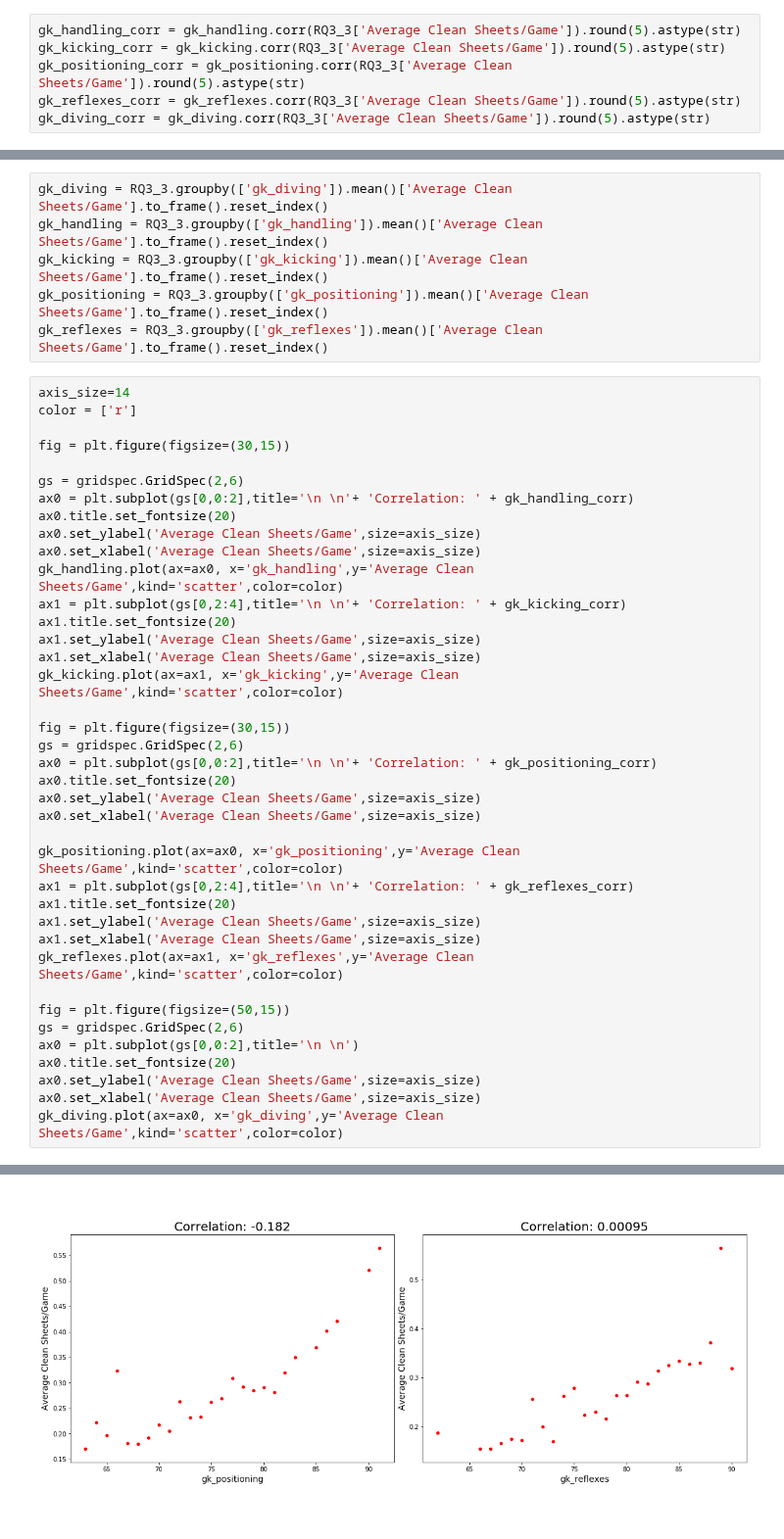
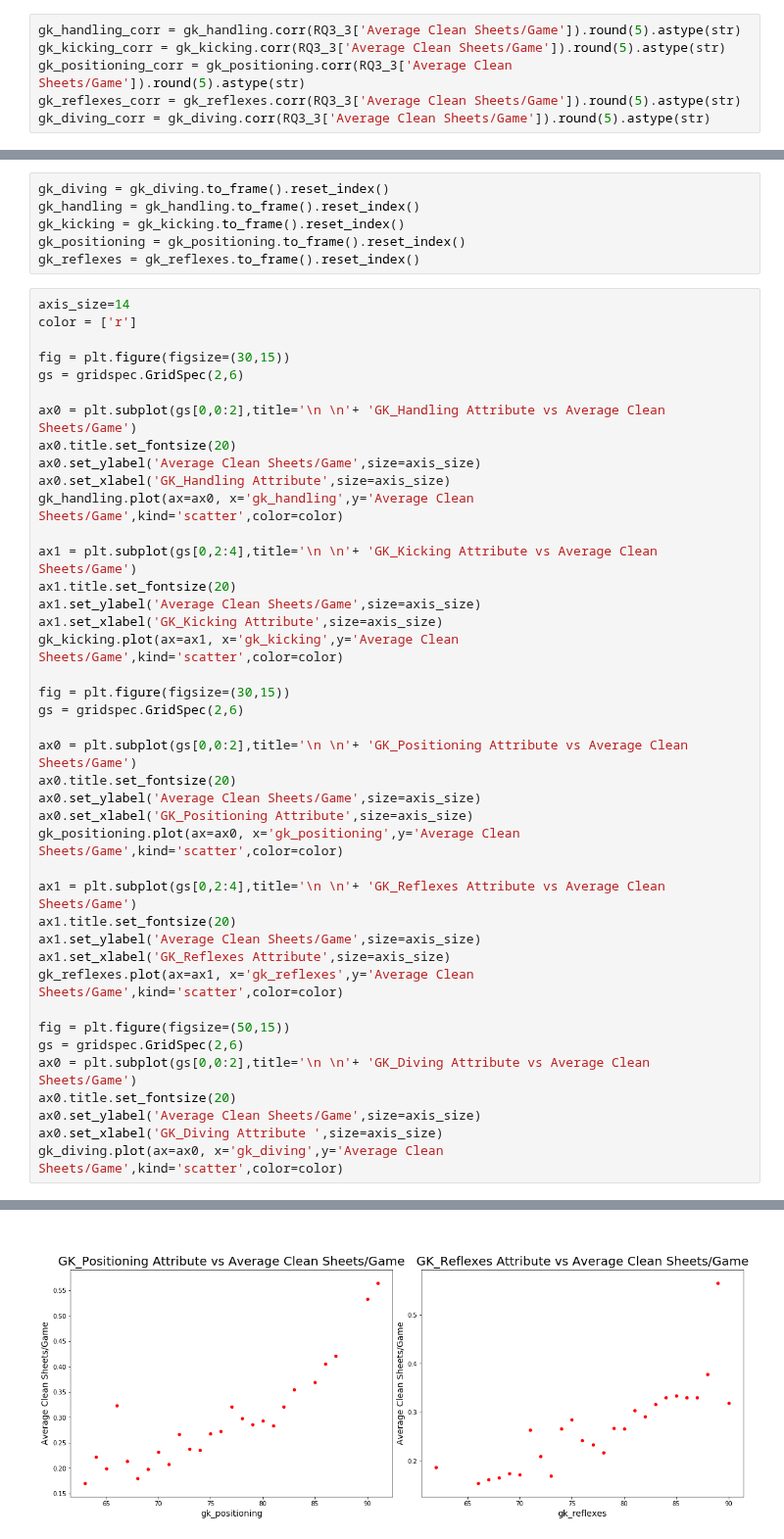
Before and after one commit to markkennedy3/Fifa-vs-Real-Life, a Jupyter notebook: notebooks/analysis/700_RQ3_Analysis.ipynb, the cells around one changed output, grey strips where cells are left out. Shown at 98% size. Drawn from its saved outputs; the diff is of its cells as text.

```diff
--- a/notebooks/analysis/700_RQ3_Analysis.ipynb
+++ b/notebooks/analysis/700_RQ3_Analysis.ipynb
@@ -311,47 +249,49 @@ gk_diving_corr = gk_diving.corr(RQ3_3['Average Clean Sheets/Game']).round(5).ast
 # %%
-gk_diving = RQ3_3.groupby(['gk_diving']).mean()['Average Clean Sheets/Game'].to_frame().reset_index()
-gk_handling = RQ3_3.groupby(['gk_handling']).mean()['Average Clean Sheets/Game'].to_frame().reset_index()
-gk_kicking = RQ3_3.groupby(['gk_kicking']).mean()['Average Clean Sheets/Game'].to_frame().reset_index()
-gk_positioning = RQ3_3.groupby(['gk_positioning']).mean()['Average Clean Sheets/Game'].to_frame().reset_index()
-gk_reflexes = RQ3_3.groupby(['gk_reflexes']).mean()['Average Clean Sheets/Game'].to_frame().reset_index()
+gk_diving = gk_diving.to_frame().reset_index()
+gk_handling = gk_handling.to_frame().reset_index()
+gk_kicking = gk_kicking.to_frame().reset_index()
+gk_positioning = gk_positioning.to_frame().reset_index()
+gk_reflexes = gk_reflexes.to_frame().reset_index()
 # %%
 axis_size=14
 color = ['r']
 
 fig = plt.figure(figsize=(30,15))
+gs = gridspec.GridSpec(2,6)
 
-gs = gridspec.GridSpec(2,6)
-ax0 = plt.subplot(gs[0,0:2],title='\n \n'+ 'Correlation: ' + gk_handling_corr)
+ax0 = plt.subplot(gs[0,0:2],title='\n \n'+ 'GK_Handling Attribute vs Average Clean Sheets/Game')
 ax0.title.set_fontsize(20)
 ax0.set_ylabel('Average Clean Sheets/Game',size=axis_size)
-ax0.set_xlabel('Average Clean Sheets/Game',size=axis_size)
+ax0.set_xlabel('GK_Handling Attribute',size=axis_size)
 gk_handling.plot(ax=ax0, x='gk_handling',y='Average Clean Sheets/Game',kind='scatter',color=color)
-ax1 = plt.subplot(gs[0,2:4],title='\n \n'+ 'Correlation: ' + gk_kicking_corr)
+
+ax1 = plt.subplot(gs[0,2:4],title='\n \n'+ 'GK_Kicking Attribute vs Average Clean Sheets/Game')
 ax1.title.set_fontsize(20)
 ax1.set_ylabel('Average Clean Sheets/Game',size=axis_size)
-ax1.set_xlabel('Average Clean Sheets/Game',size=axis_size)
+ax1.set_xlabel('GK_Kicking Attribute',size=axis_size)
 gk_kicking.plot(ax=ax1, x='gk_kicking',y='Average Clean Sheets/Game',kind='scatter',color=color)
 
 fig = plt.figure(figsize=(30,15))
 gs = gridspec.GridSpec(2,6)
-ax0 = plt.subplot(gs[0,0:2],title='\n \n'+ 'Correlation: ' + gk_positioning_corr)
+
+ax0 = plt.subplot(gs[0,0:2],title='\n \n'+ 'GK_Positioning Attribute vs Average Clean Sheets/Game')
 ax0.title.set_fontsize(20)
 ax0.set_ylabel('Average Clean Sheets/Game',size=axis_size)
-ax0.set_xlabel('Average Clean Sheets/Game',size=axis_size)
+ax0.set_xlabel('GK_Positioning Attribute',size=axis_size)
+gk_positioning.plot(ax=ax0, x='gk_positioning',y='Average Clean Sheets/Game',kind='scatter',color=color)
 
-gk_positioning.plot(ax=ax0, x='gk_positioning',y='Average Clean Sheets/Game',kind='scatter',color=color)
-ax1 = plt.subplot(gs[0,2:4],title='\n \n'+ 'Correlation: ' + gk_reflexes_corr)
+ax1 = plt.subplot(gs[0,2:4],title='\n \n'+ 'GK_Reflexes Attribute vs Average Clean Sheets/Game')
 ax1.title.set_fontsize(20)
 ax1.set_ylabel('Average Clean Sheets/Game',size=axis_size)
-ax1.set_xlabel('Average Clean Sheets/Game',size=axis_size)
+ax1.set_xlabel('GK_Reflexes Attribute',size=axis_size)
 gk_reflexes.plot(ax=ax1, x='gk_reflexes',y='Average Clean Sheets/Game',kind='scatter',color=color)
 
 fig = plt.figure(figsize=(50,15))
 gs = gridspec.GridSpec(2,6)
-ax0 = plt.subplot(gs[0,0:2],title='\n \n')
+ax0 = plt.subplot(gs[0,0:2],title='\n \n'+ 'GK_Diving Attribute vs Average Clean Sheets/Game')
 ax0.title.set_fontsize(20)
 ax0.set_ylabel('Average Clean Sheets/Game',size=axis_size)
-ax0.set_xlabel('Average Clean Sheets/Game',size=axis_size)
+ax0.set_xlabel('GK_Diving Attribute ',size=axis_size)
 gk_diving.plot(ax=ax0, x='gk_diving',y='Average Clean Sheets/Game',kind='scatter',color=color)
 # %% [output]
 <matplotlib.axes._subplots.AxesSubplot at 0x...>
@@ -359 +299 @@ gk_diving.plot(ax=ax0, x='gk_diving',y='Average Clean Sheets/Game',kind='scatter
-[figure, old version]
+[figure, new version]
```
Also changed, not shown: parts of 56 cells of this notebook.
